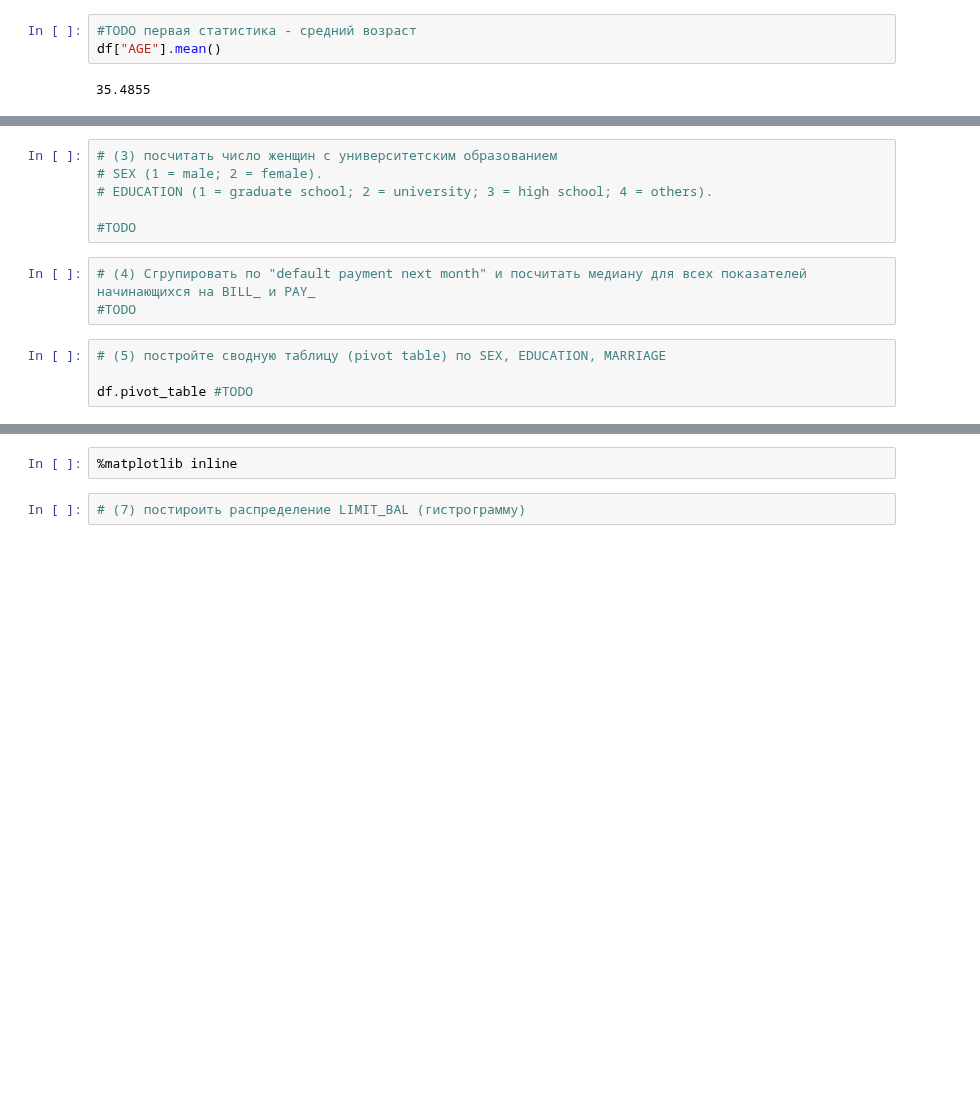
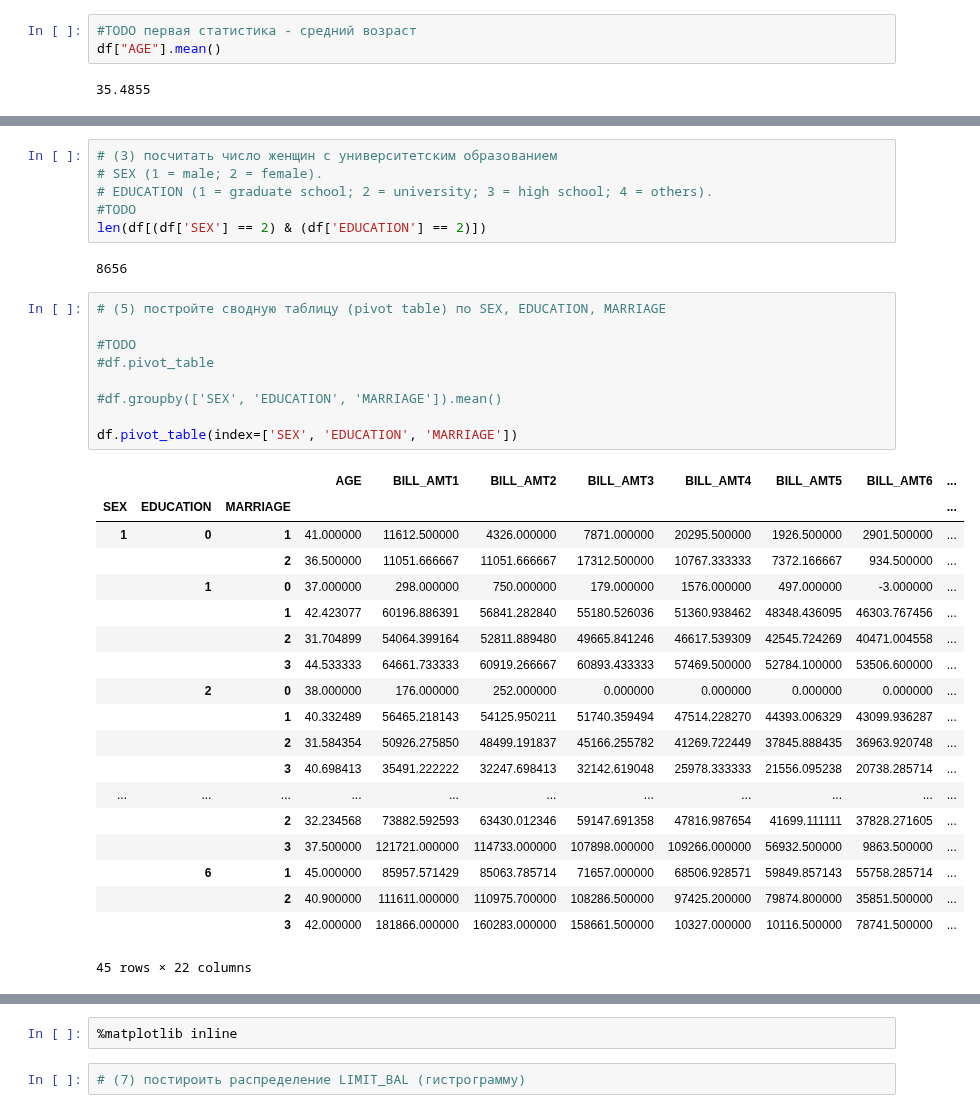
Before and after one commit to user357x/sfml, a Jupyter notebook: hw_01/hw1-task.ipynb, the cells around one changed output, grey strips where cells are left out. Cells and saved outputs as stored; diff of their text form; blank space fills up the shorter version.

```diff
--- a/hw_01/hw1-task.ipynb
+++ b/hw_01/hw1-task.ipynb
@@ -68,15 +86,39 @@ df["AGE"].mean()
 # (3) посчитать число женщин с университетским образованием
 # SEX (1 = male; 2 = female).
 # EDUCATION (1 = graduate school; 2 = university; 3 = high school; 4 = others).
-
 #TODO
+len(df[(df['SEX'] == 2) & (df['EDUCATION'] == 2)])
+# %% [output]
+8656
-# %%
-# (4) Сгрупировать по "default payment next month" и посчитать медиану для всех показателей начинающихся на BILL_ и PAY_
-#TODO
 # %%
 # (5) постройте сводную таблицу (pivot table) по SEX, EDUCATION, MARRIAGE
 
-df.pivot_table #TODO
+#TODO
+#df.pivot_table
+
+#df.groupby(['SEX', 'EDUCATION', 'MARRIAGE']).mean()
+
+df.pivot_table(index=['SEX', 'EDUCATION', 'MARRIAGE'])
+# %% [output]
+|  |  |  | AGE | BILL_AMT1 | BILL_AMT2 | BILL_AMT3 | BILL_AMT4 | BILL_AMT5 | BILL_AMT6 | ... |
+| SEX | EDUCATION | MARRIAGE |  |  |  |  |  |  |  | ... |
+| 1 | 0 | 1 | 41.000000 | 11612.500000 | 4326.000000 | 7871.000000 | 20295.500000 | 1926.500000 | 2901.500000 | ... |
+|  |  | 2 | 36.500000 | 11051.666667 | 11051.666667 | 17312.500000 | 10767.333333 | 7372.166667 | 934.500000 | ... |
+|  | 1 | 0 | 37.000000 | 298.000000 | 750.000000 | 179.000000 | 1576.000000 | 497.000000 | -3.000000 | ... |
+|  |  | 1 | 42.423077 | 60196.886391 | 56841.282840 | 55180.526036 | 51360.938462 | 48348.436095 | 46303.767456 | ... |
+|  |  | 2 | 31.704899 | 54064.399164 | 52811.889480 | 49665.841246 | 46617.539309 | 42545.724269 | 40471.004558 | ... |
+|  |  | 3 | 44.533333 | 64661.733333 | 60919.266667 | 60893.433333 | 57469.500000 | 52784.100000 | 53506.600000 | ... |
+|  | 2 | 0 | 38.000000 | 176.000000 | 252.000000 | 0.000000 | 0.000000 | 0.000000 | 0.000000 | ... |
+|  |  | 1 | 40.332489 | 56465.218143 | 54125.950211 | 51740.359494 | 47514.228270 | 44393.006329 | 43099.936287 | ... |
+|  |  | 2 | 31.584354 | 50926.275850 | 48499.191837 | 45166.255782 | 41269.722449 | 37845.888435 | 36963.920748 | ... |
+|  |  | 3 | 40.698413 | 35491.222222 | 32247.698413 | 32142.619048 | 25978.333333 | 21556.095238 | 20738.285714 | ... |
+| ... | ... | ... | ... | ... | ... | ... | ... | ... | ... | ... |
+|  |  | 2 | 32.234568 | 73882.592593 | 63430.012346 | 59147.691358 | 47816.987654 | 41699.111111 | 37828.271605 | ... |
+|  |  | 3 | 37.500000 | 121721.000000 | 114733.000000 | 107898.000000 | 109266.000000 | 56932.500000 | 9863.500000 | ... |
+|  | 6 | 1 | 45.000000 | 85957.571429 | 85063.785714 | 71657.000000 | 68506.928571 | 59849.857143 | 55758.285714 | ... |
+|  |  | 2 | 40.900000 | 111611.000000 | 110975.700000 | 108286.500000 | 97425.200000 | 79874.800000 | 35851.500000 | ... |
+|  |  | 3 | 42.000000 | 181866.000000 | 160283.000000 | 158661.500000 | 10327.000000 | 10116.500000 | 78741.500000 | ... |
+45 rows × 22 columns
 # %%
 # (6) Создать новый строковый столбец в data frame-е, который:
 # принимает значение A, если значение LIMIT_BAL <=10000
```
Also changed, not shown: parts of 11 cells of this notebook, 1 other file.
